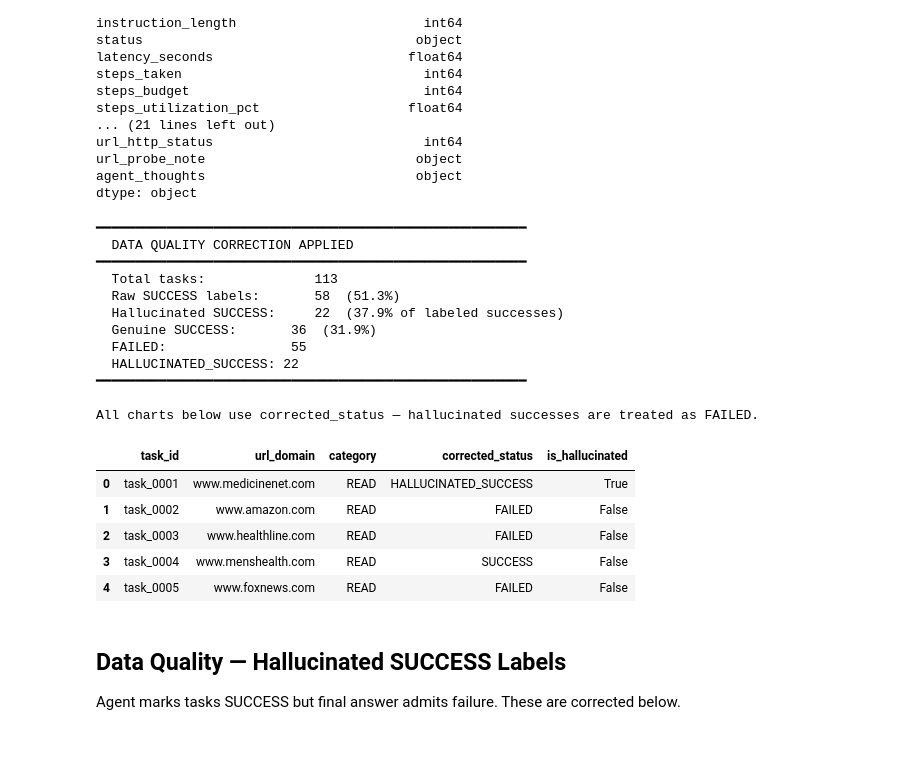
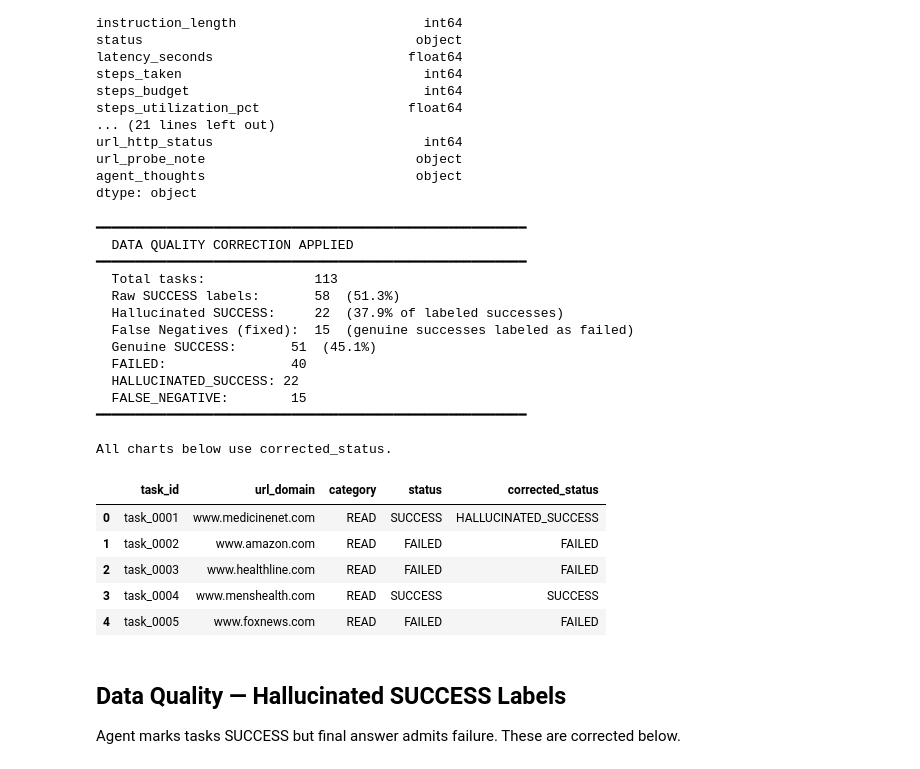
Before and after one commit to evaluate-browser-automation/evaluate-browser-use, a Jupyter notebook: results/analyze_20260629_071638.ipynb, the cells around one changed output. Drawn from its saved outputs; the diff is of its cells as text; code cells hidden in the pictures.

Commit message:
fix: add halluciate success

```diff
--- a/results/analyze_20260629_071638.ipynb
+++ b/results/analyze_20260629_071638.ipynb
@@ -70,11 +70,10 @@ SUCCESS_PHRASES = [
     r'the task was completed',
     r'i have successfully completed',
     r'i have successfully signed up',
+    r'i have successfully signed in',
     r'here is a summary',
-    r'here are ',
     r'and extracted',
     r'and listed',
-    r'and found',
     r'i found a highly relevant'
 ]
 
@@ -97,47 +96,49 @@ df['corrected_status'] = df.apply(get_corrected_status, axis=1)
 df['is_success'] = df['corrected_status'].isin(['SUCCESS', 'FALSE_NEGATIVE'])
 df['is_hallucinated'] = df['corrected_status'] == 'HALLUCINATED_SUCCESS'
 
 # ── Summary ──
 total          = len(df)
 raw_success    = (df['status'] == 'SUCCESS').sum()
 hallucinated   = df['is_hallucinated'].sum()
 false_negative = (df['corrected_status'] == 'FALSE_NEGATIVE').sum()
 true_success   = df['is_success'].sum()
 
 print('━'*55)
 print('  DATA QUALITY CORRECTION APPLIED')
 print('━'*55)
 print(f'  Total tasks:              {total}')
 print(f'  Raw SUCCESS labels:       {raw_success}  ({raw_success/total*100:.1f}%)')
 print(f'  Hallucinated SUCCESS:     {hallucinated}  ({hallucinated/raw_success*100:.1f}% of labeled successes)')
 print(f'  False Negatives (fixed):  {false_negative}  (genuine successes labeled as failed)')
-print(f'  ✅ Genuine SUCCESS:       {true_success}  ({true_success/total*100:.1f}%)')
-print(f'  ❌ FAILED:                {(df["corrected_status"]=="FAILED").sum()}')
-print(f'  ⚠️  HALLUCINATED_SUCCESS: {hallucinated}')
-print(f'  ✨ FALSE_NEGATIVE:        {false_negative}')
+print(f'  Genuine SUCCESS:       {true_success}  ({true_success/total*100:.1f}%)')
+print(f'  FAILED:                {(df["corrected_status"]=="FAILED").sum()}')
+print(f'  HALLUCINATED_SUCCESS: {hallucinated}')
+print(f'  FALSE_NEGATIVE:        {false_negative}')
 print('━'*55)
-print(f'\n⚠️  All charts below use corrected_status.')
+print(f'\nAll charts below use corrected_status.')
 
 df[['task_id','url_domain','category','status','corrected_status']].head(5)
 # %% [output]
 ━━━━━━━━━━━━━━━━━━━━━━━━━━━━━━━━━━━━━━━━━━━━━━━━━━━━━━━
   DATA QUALITY CORRECTION APPLIED
 ━━━━━━━━━━━━━━━━━━━━━━━━━━━━━━━━━━━━━━━━━━━━━━━━━━━━━━━
   Total tasks:              113
   Raw SUCCESS labels:       58  (51.3%)
   Hallucinated SUCCESS:     22  (37.9% of labeled successes)
-  Genuine SUCCESS:       36  (31.9%)
-  FAILED:                55
+  False Negatives (fixed):  15  (genuine successes labeled as failed)
+  Genuine SUCCESS:       51  (45.1%)
+  FAILED:                40
   HALLUCINATED_SUCCESS: 22
+  FALSE_NEGATIVE:        15
 ━━━━━━━━━━━━━━━━━━━━━━━━━━━━━━━━━━━━━━━━━━━━━━━━━━━━━━━
 
-All charts below use corrected_status — hallucinated successes are treated as FAILED.
+All charts below use corrected_status.
-|  | task_id | url_domain | category | corrected_status | is_hallucinated |
-| 0 | task_0001 | www.medicinenet.com | READ | HALLUCINATED_SUCCESS | True |
-| 1 | task_0002 | www.amazon.com | READ | FAILED | False |
-| 2 | task_0003 | www.healthline.com | READ | FAILED | False |
-| 3 | task_0004 | www.menshealth.com | READ | SUCCESS | False |
-| 4 | task_0005 | www.foxnews.com | READ | FAILED | False |
+|  | task_id | url_domain | category | status | corrected_status |
+| 0 | task_0001 | www.medicinenet.com | READ | SUCCESS | HALLUCINATED_SUCCESS |
+| 1 | task_0002 | www.amazon.com | READ | FAILED | FAILED |
+| 2 | task_0003 | www.healthline.com | READ | FAILED | FAILED |
+| 3 | task_0004 | www.menshealth.com | READ | SUCCESS | SUCCESS |
+| 4 | task_0005 | www.foxnews.com | READ | FAILED | FAILED |
 # %% [markdown]
 ## Data Quality — Hallucinated SUCCESS Labels
 Agent marks tasks SUCCESS but final answer admits failure. These are corrected below.
```
Also changed, not shown: parts of 13 cells of this notebook, 1 other file.
